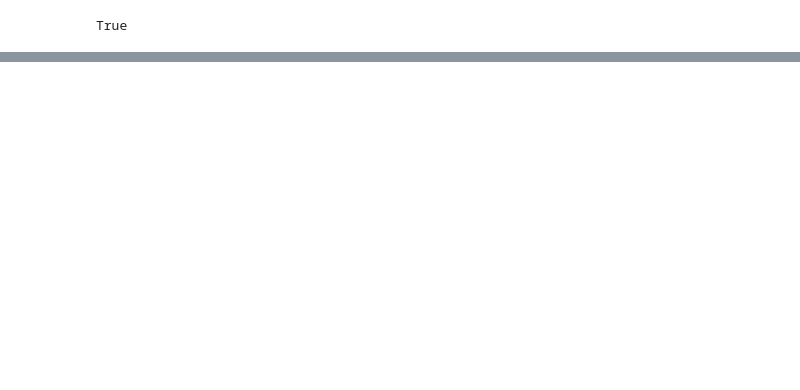
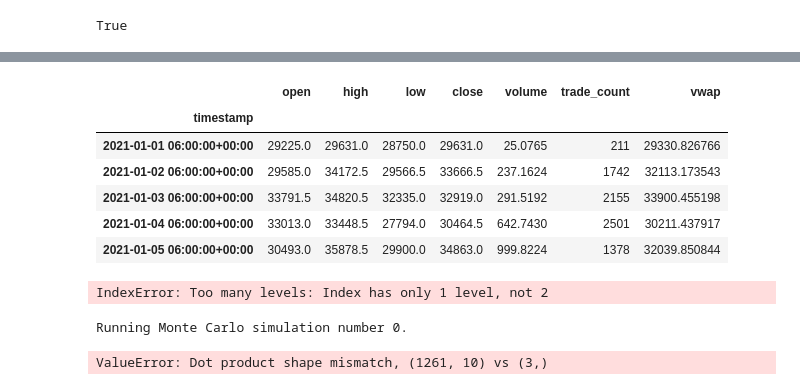
Before and after one commit to naaku78/gunavi-prj, a Jupyter notebook: crypto_api.ipynb, the cells around one changed output, grey strips where cells are left out. Cells and saved outputs as stored; diff of their text form; code cells hidden in the pictures; blank space fills up the shorter version.

Commit message:
combined the crypto notebook and the nasdaq notebook into the project_1 notebook

```diff
--- a/crypto_api.ipynb
+++ b/crypto_api.ipynb
@@ -45,6 +31,6 @@ start =  pd.Timestamp("2021-01-01", tz="America/New_York").isoformat()
 # %%
-#created portfolio of ten crypto tokens
-top10_performers=['BTCUSD','ETHUSD','LTCUSD','DOGEUSD','GRTUSD','SOLUSD','SUSHIUSD','UNIUSD','TRXUSD','LINKUSD']
+#created crypto portfolio using ten tokens
+crypto_performers=['BTCUSD','ETHUSD','LTCUSD','DOGEUSD','GRTUSD','SOLUSD','SUSHIUSD','UNIUSD','TRXUSD','LINKUSD']
 # %%
 # Set timeframe
 timeframe = '1Day'
@@ -407,0 +37,10 @@ df_daily_returns.plot.density()
+# %%
+#create initial dataframe from the Alpaca API
+crypto_portfolio_df = alpaca.get_crypto_bars(
+    symbol = crypto_performers,
+    exchanges = exchanges,
+    timeframe = timeframe,
+    start = start
+).df
+
+display(crypto_portfolio_df.head())
@@ -407,0 +298,13 @@ df_daily_returns.plot.density()
+# %%
+#create a df to calculate daily change
+#'BTCUSD','ETHUSD','LTCUSD','DOGEUSD','GRTUSD','SOLUSD','SUSHIUSD','UNIUSD','TRXUSD','LINKUSD'
+BTCUSD = crypto_portfolio_df[crypto_portfolio_df['symbol']=='BTCUSD'].drop('symbol', axis=1)
+ETHUSD = crypto_portfolio_df[crypto_portfolio_df['symbol']=='ETHUSD'].drop('symbol', axis=1)
+LTCUSD = crypto_portfolio_df[crypto_portfolio_df['symbol']=='LTCUSD'].drop('symbol', axis=1)
+DOGEUSD = crypto_portfolio_df[crypto_portfolio_df['symbol']=='DOGEUSD'].drop('symbol', axis=1)
+GRTUSD = crypto_portfolio_df[crypto_portfolio_df['symbol']=='GRTUSD'].drop('symbol', axis=1)
+SOLUSD = crypto_portfolio_df[crypto_portfolio_df['symbol']=='SOLUSD'].drop('symbol', axis=1)
+SUSHIUSD = crypto_portfolio_df[crypto_portfolio_df['symbol']=='SUSHIUSD'].drop('symbol', axis=1)
+UNIUSD = crypto_portfolio_df[crypto_portfolio_df['symbol']=='UNIUSD'].drop('symbol', axis=1)
+TRXUSD = crypto_portfolio_df[crypto_portfolio_df['symbol']=='TRXUSD'].drop('symbol', axis=1)
+LINKUSD = crypto_portfolio_df[crypto_portfolio_df['symbol']=='LINKUSD'].drop('symbol', axis=1)
@@ -407,0 +427,39 @@ df_daily_returns.plot.density()
+# %%
+
+
+crypto_df = pd.concat([BTCUSD,ETHUSD,LTCUSD,DOGEUSD,GRTUSD,SOLUSD,SUSHIUSD,UNIUSD,TRXUSD,LINKUSD]).drop(columns='exchange', axis=1) #keys=['BTCUSD','ETHUSD','LTCUSD','DOGEUSD','GRTUSD','SOLUSD','SUSHIUSD','UNIUSD','TRXUSD','LINKUSD'])
+
+#crypto_df = crypto_df.drop(columns='exchange', axis = 1)
+#crypto_df.rest_index()
+
+#crypto_df = pd.concat(axis=1,keys=['BTCUSD','ETHUSD','LTCUSD','DOGEUSD','GRTUSD','SOLUSD','SUSHIUSD','UNIUSD','TRXUSD','LINKUSD'])
+
+crypto_df.head()
+#crypto_portfolio_df = crypto_portfolio_df.drop(columns='exchange', axis = 1)
+#crypto_portfolio_df = pd.DataFrame(crypto_portfolio_df = axis=1, keys=['BTCUSD','ETHUSD','LTCUSD','DOGEUSD','GRTUSD','SOLUSD','SUSHIUSD','UNIUSD','TRXUSD','LINKUSD'])
+# %% [output]
+|  | open | high | low | close | volume | trade_count | vwap |
+| timestamp |  |  |  |  |  |  |  |
+| 2021-01-01 06:00:00+00:00 | 29225.0 | 29631.0 | 28750.0 | 29631.0 | 25.0765 | 211 | 29330.826766 |
+| 2021-01-02 06:00:00+00:00 | 29585.0 | 34172.5 | 29566.5 | 33666.5 | 237.1624 | 1742 | 32113.173543 |
+| 2021-01-03 06:00:00+00:00 | 33791.5 | 34820.5 | 32335.0 | 32919.0 | 291.5192 | 2155 | 33900.455198 |
+| 2021-01-04 06:00:00+00:00 | 33013.0 | 33448.5 | 27794.0 | 30464.5 | 642.7430 | 2501 | 30211.437917 |
+| 2021-01-05 06:00:00+00:00 | 30493.0 | 35878.5 | 29900.0 | 34863.0 | 999.8224 | 1378 | 32039.850844 |
+# %%
+# Configure a Monte Carlo simulation to forecast five years cumulative returns
+MC_even_dist = MCSimulation(
+    portfolio_data = crypto_portfolio_df,
+    weights = [.33,.33,.33],
+    num_simulation = 1000,
+    num_trading_days = 252*5
+)
+
+# Print the simulation input data
+MC_even_dist.portfolio_data.head()
+# %% [output]
+IndexError: Too many levels: Index has only 1 level, not 2
+# %%
+MC_even_dist.calc_cumulative_return()
+# %% [output]
+Running Monte Carlo simulation number 0.
+ValueError: Dot product shape mismatch, (1261, 10) vs (3,)
```
Also changed, not shown: parts of 66 cells of this notebook, 3 other files.
